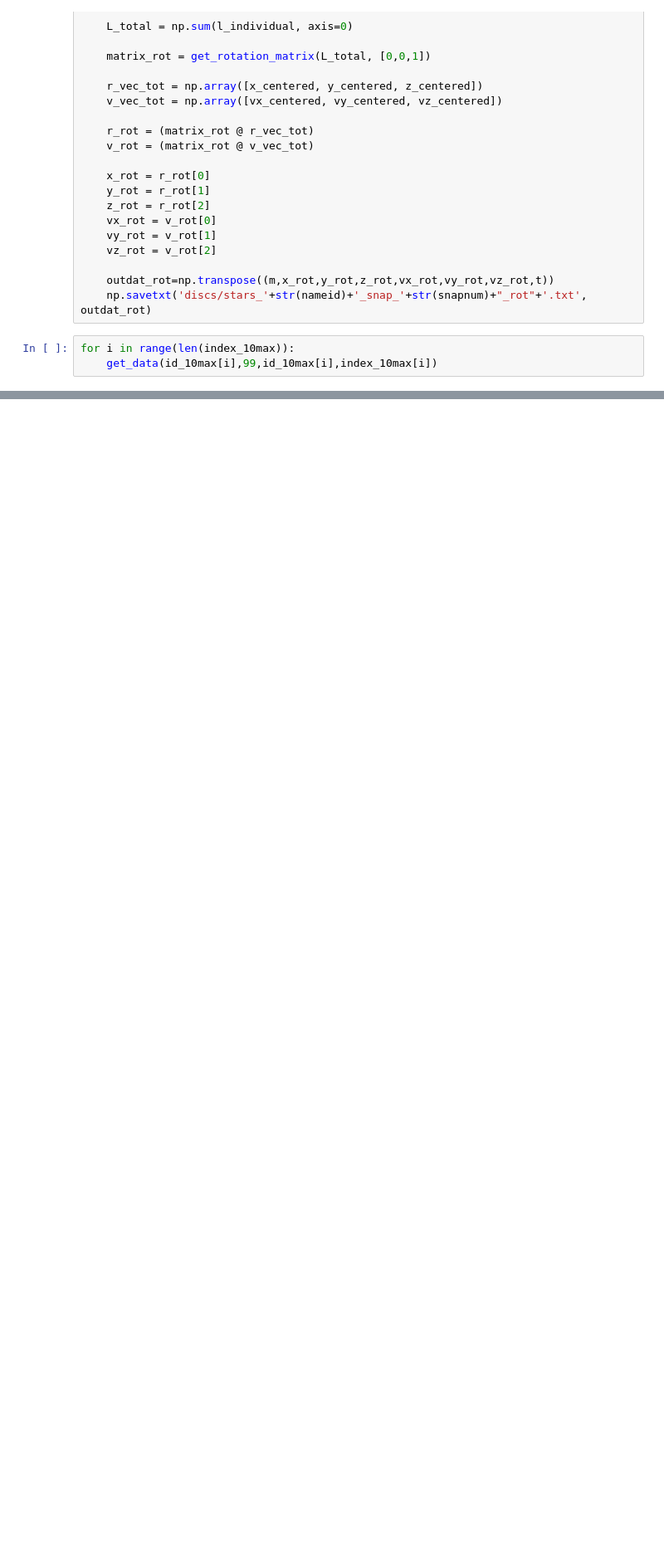
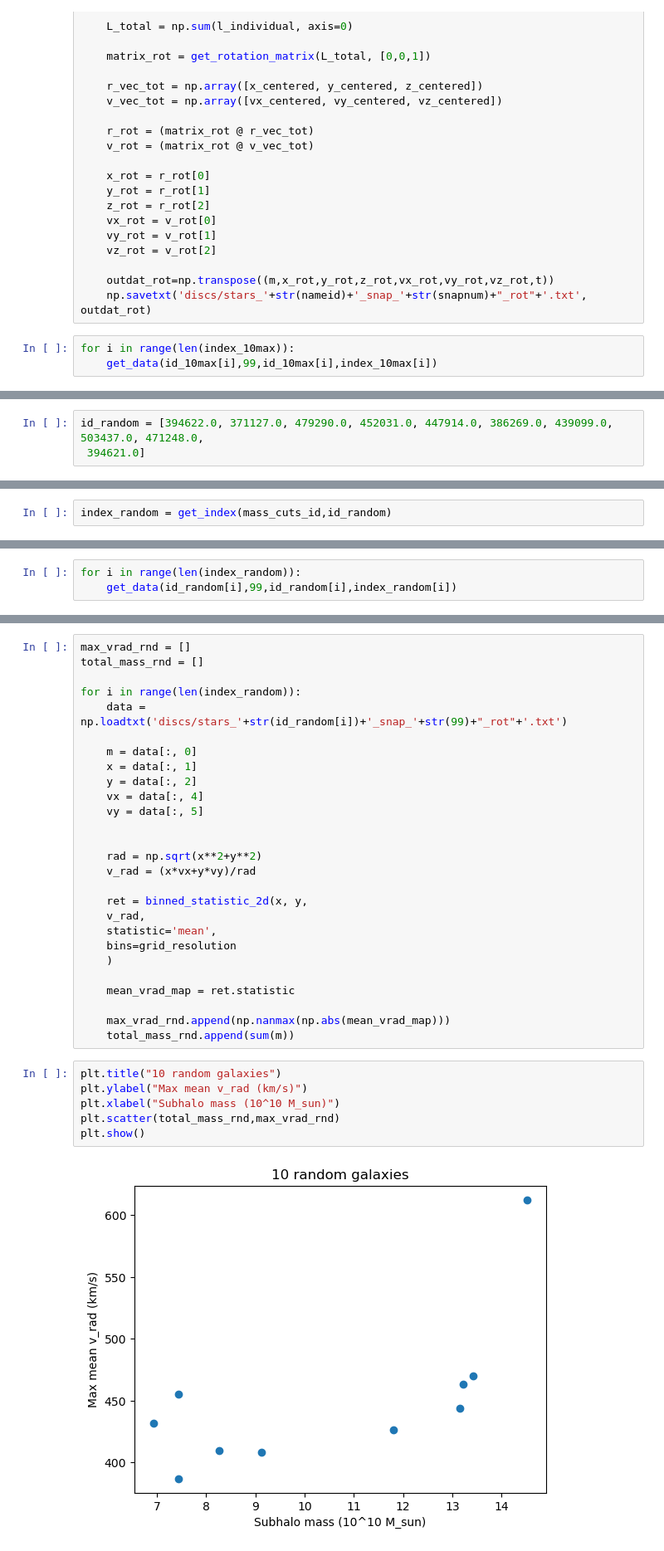
Before and after one commit to Alverd02/Kinematic-Signatures-of-Bars-and-Spirals-in-TNG50-Galaxies, a Jupyter notebook: Multiple galaxies.ipynb, the cells around one changed output, grey strips where cells are left out. Shown at 83% size. Saved outputs shown, nothing was run; the diff lists cells and outputs as text; blank space fills up the shorter version.

```diff
--- a/Multiple galaxies.ipynb
+++ b/Multiple galaxies.ipynb
@@ -495,0 +491,3 @@ plt.show()
+# %%
+id_random = [394622.0, 371127.0, 479290.0, 452031.0, 447914.0, 386269.0, 439099.0, 503437.0, 471248.0,
+ 394621.0]
@@ -495,0 +498,2 @@ plt.show()
+# %%
+index_random = get_index(mass_cuts_id,id_random)
@@ -495,0 +504,3 @@ plt.show()
+# %%
+for i in range(len(index_random)):
+    get_data(id_random[i],99,id_random[i],index_random[i])
@@ -495,0 +602,35 @@ plt.show()
+# %%
+max_vrad_rnd = []
+total_mass_rnd = []
+
+for i in range(len(index_random)):
+    data = np.loadtxt('discs/stars_'+str(id_random[i])+'_snap_'+str(99)+"_rot"+'.txt')
+
+    m = data[:, 0]
+    x = data[:, 1]
+    y = data[:, 2]
+    vx = data[:, 4]
+    vy = data[:, 5]
+
+
+    rad = np.sqrt(x**2+y**2)
+    v_rad = (x*vx+y*vy)/rad
+
+    ret = binned_statistic_2d(x, y,
+    v_rad,
+    statistic='mean',
+    bins=grid_resolution
+    )
+
+    mean_vrad_map = ret.statistic
+
+    max_vrad_rnd.append(np.nanmax(np.abs(mean_vrad_map)))
+    total_mass_rnd.append(sum(m))
+# %%
+plt.title("10 random galaxies")
+plt.ylabel("Max mean v_rad (km/s)")
+plt.xlabel("Subhalo mass (10^10 M_sun)")
+plt.scatter(total_mass_rnd,max_vrad_rnd)
+plt.show()
+# %% [output]
+[figure, added]
```
Also changed, not shown: parts of 17 cells of this notebook.
